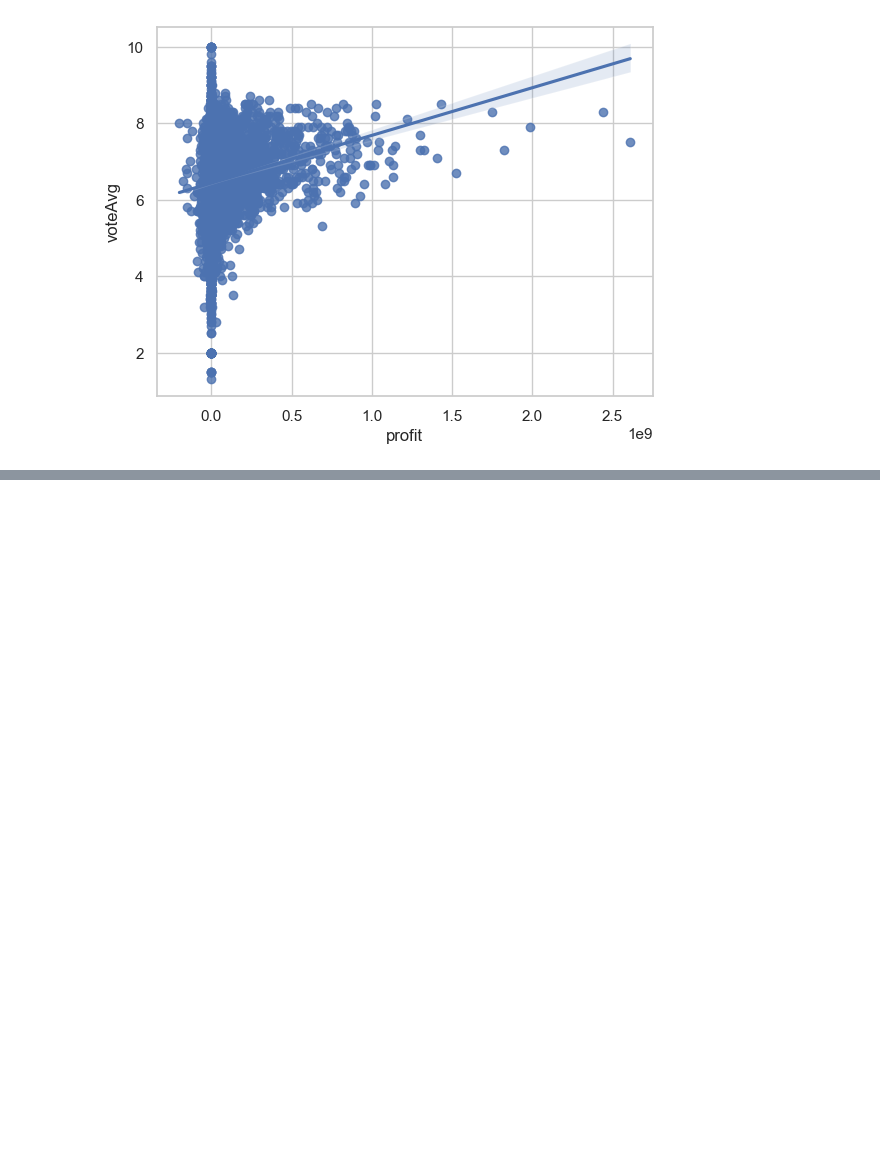
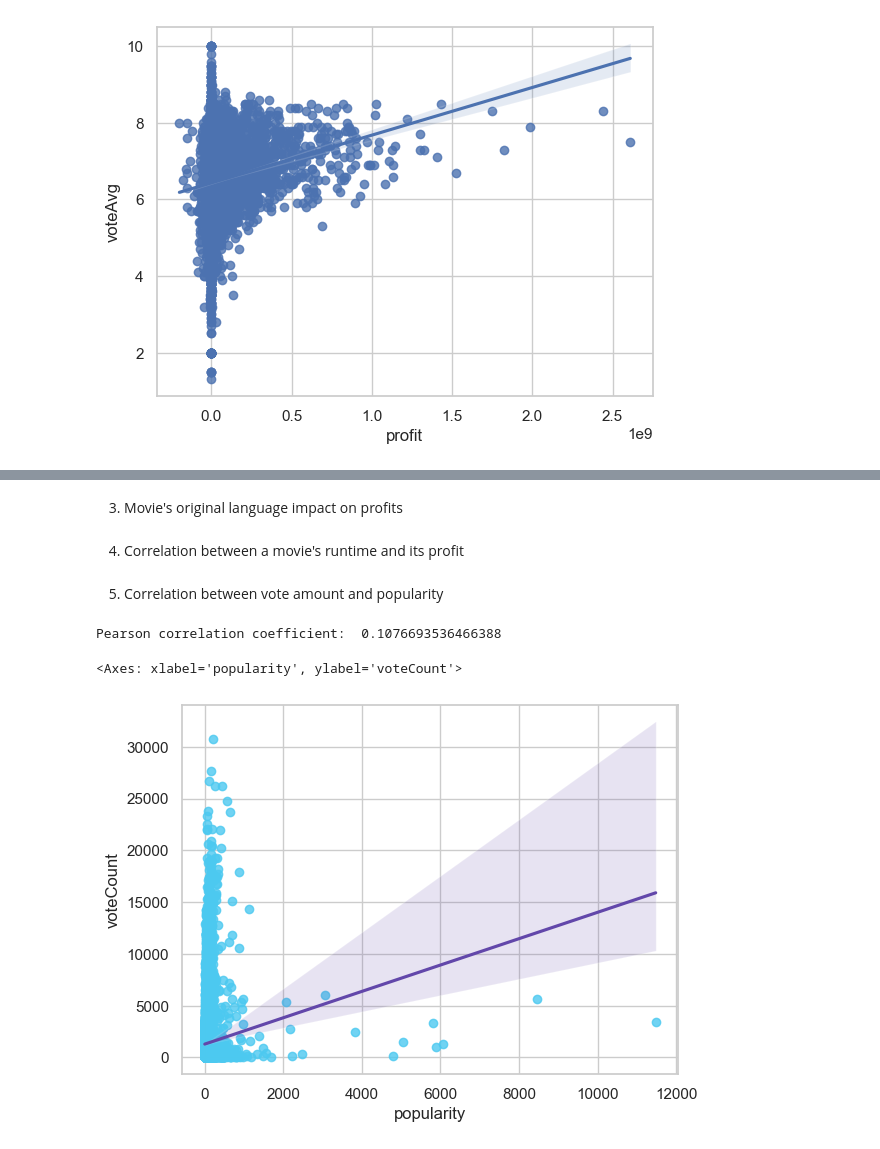
Before and after one commit to Andrea-gt/dm-hw-eda, a Jupyter notebook: answerSheet.ipynb, the cells around one changed output, grey strips where cells are left out. Drawn from its saved outputs; the diff is of its cells as text; code cells hidden in the pictures; blank space fills up the shorter version.

```diff
--- a/answerSheet.ipynb
+++ b/answerSheet.ipynb
@@ -433,0 +466,14 @@ Pearson correlation coefficient:  0.1570913794231146
+# %% [markdown]
+3. Movie's original language impact on profits
+# %% [markdown]
+4. Correlation between a movie's runtime and its profit
+# %% [markdown]
+5. Correlation between vote amount and popularity
+# %%
+# Pearson's Correlation Coefficient calculation between 'voteCount' and 'Popularity' columns
+print("Pearson correlation coefficient: ", movies_df['voteCount'].corr(movies_df['popularity'], method='pearson'))
+sns.regplot(movies_df[['voteCount', 'popularity']], x="popularity", y="voteCount", scatter_kws={"color": "#4cc9f0"}, line_kws={"color": "#6247aa"})
+# %% [output]
+Pearson correlation coefficient:  0.1076693536466388
+<Axes: xlabel='popularity', ylabel='voteCount'>
+[figure, added]
```
Also changed, not shown: parts of 11 cells of this notebook.
